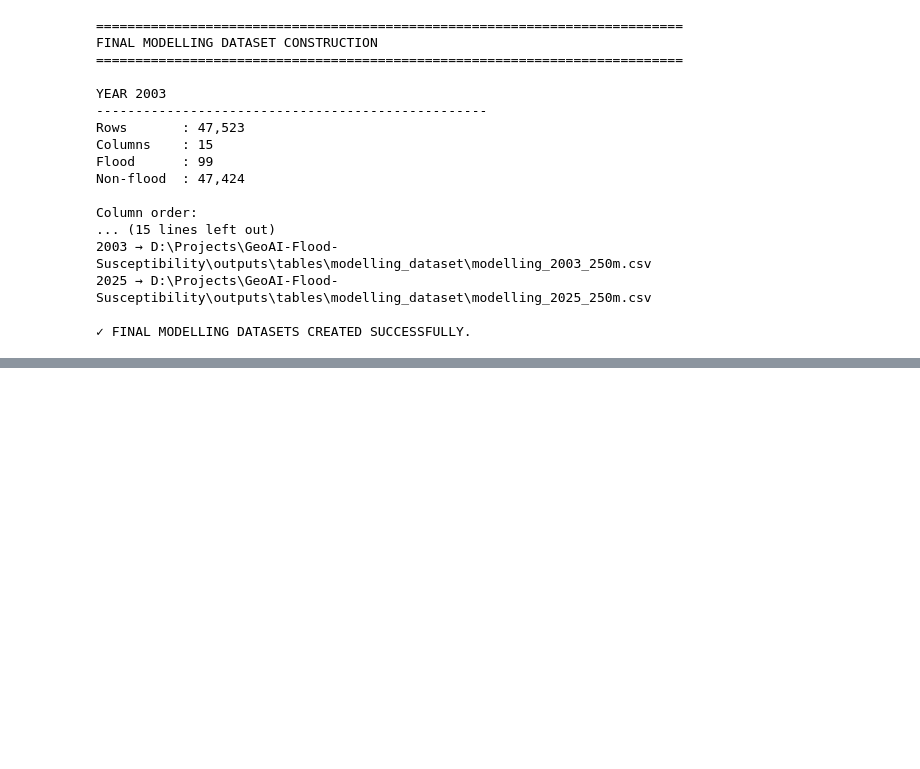
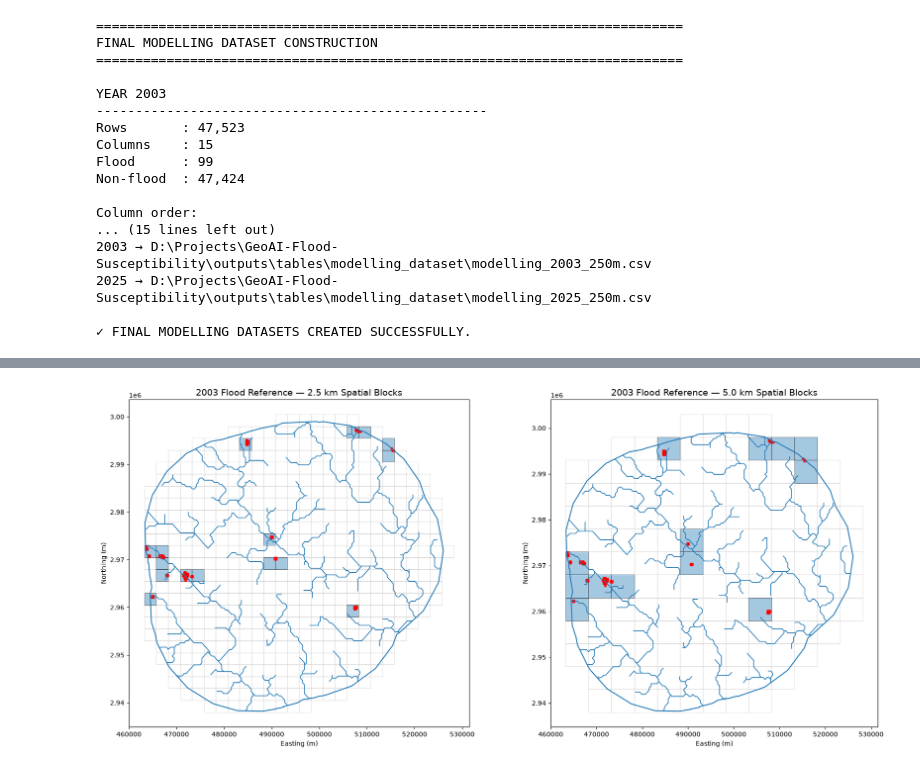
Before and after one commit to anshika1909singh-sys/GeoAI-Flood-Susceptibility, a Jupyter notebook: notebooks/08_Flood_Susceptibility_Model.ipynb, the cells around one changed output, grey strips where cells are left out. Cells and saved outputs as stored; diff of their text form; code cells hidden in the pictures; blank space fills up the shorter version.

```diff
--- a/notebooks/08_Flood_Susceptibility_Model.ipynb
+++ b/notebooks/08_Flood_Susceptibility_Model.ipynb
@@ -5347,0 +6034,91 @@ Column order:
+# %%
+# ============================================================================
+# Cell 8 — Final 2003 spatial distribution map
+# ============================================================================
+FIGURE_DIR = PROJECT_ROOT / "outputs" / "figures" / "notebook_08"
+fig, axes = plt.subplots(
+    1,
+    2,
+    figsize=(18, 8)
+)
+
+for ax, block_size in zip(
+    axes,
+    [2500, 5000]
+):
+
+    blocks_gdf = spatial_blocks[2003][block_size]
+
+    # ----------------------------------------------------------------------
+    # All spatial blocks
+    # ----------------------------------------------------------------------
+
+    blocks_gdf.plot(
+        ax=ax,
+        facecolor="none",
+        edgecolor="lightgray",
+        linewidth=0.5
+    )
+
+    # ----------------------------------------------------------------------
+    # Flood-containing blocks
+    # ----------------------------------------------------------------------
+
+    blocks_gdf[
+        blocks_gdf["contains_flood"]
+    ].plot(
+        ax=ax,
+        alpha=0.40,
+        edgecolor="black",
+        linewidth=0.8
+    )
+
+    # ----------------------------------------------------------------------
+    # Study-area boundary
+    # ----------------------------------------------------------------------
+
+    study_area_map.boundary.plot(
+        ax=ax,
+        linewidth=1.5
+    )
+
+    # ----------------------------------------------------------------------
+    # Gomti River
+    # ----------------------------------------------------------------------
+
+    river_08_7_2.plot(
+        ax=ax,
+        linewidth=1.2
+    )
+
+    # ----------------------------------------------------------------------
+    # Actual flood-reference cells
+    # ----------------------------------------------------------------------
+
+    flood_points[2003].plot(
+        ax=ax,
+        markersize=10,
+        color="red",
+        alpha=0.85
+    )
+
+    # ----------------------------------------------------------------------
+    # Formatting
+    # ----------------------------------------------------------------------
+
+    ax.set_title(
+        f"2003 Flood Reference — "
+        f"{block_size / 1000:.1f} km Spatial Blocks",
+        fontsize=14
+    )
+
+    ax.set_xlabel("Easting (m)")
+    ax.set_ylabel("Northing (m)")
+
+    ax.set_aspect("equal")
+
+plt.tight_layout()
+plt.savefig(FIGURE_DIR/ "2003_model")
+plt.show()
+# %% [output]
+[figure, added]
```
Also changed, not shown: parts of 97 cells of this notebook, 11 other files.
